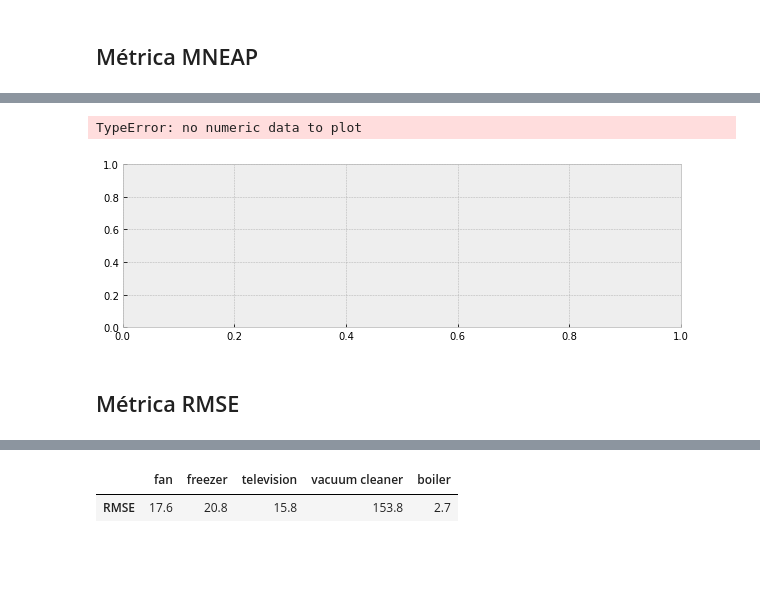
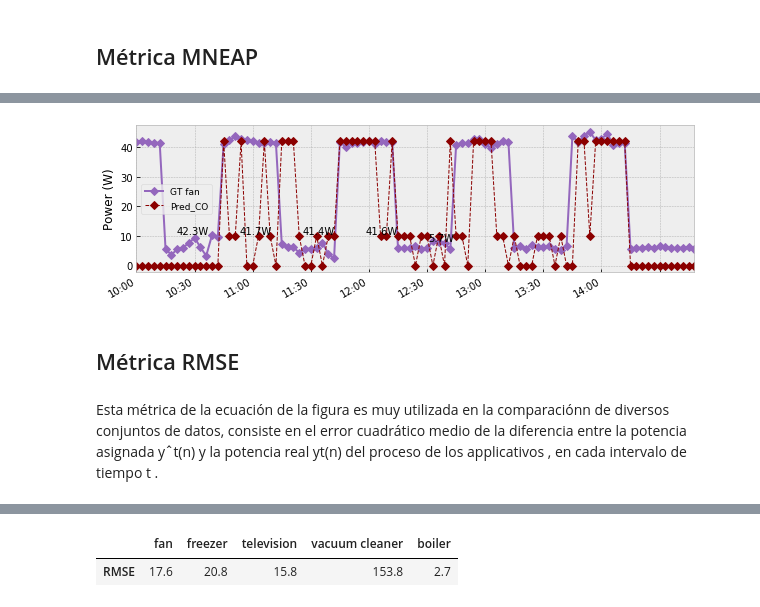
Before and after one commit to crn565/ozm_v2, a Jupyter notebook: 8.-METRICAS.ipynb, the cells around one changed output, grey strips where cells are left out. Cells and saved outputs as stored; diff of their text form; code cells hidden in the pictures; blank space fills up the shorter version.

```diff
--- a/8.-METRICAS.ipynb
+++ b/8.-METRICAS.ipynb
@@ -226,28 +242,33 @@ round(pd.DataFrame(metrics.loc['MNEAP']).transpose(),2)
 # %%
 rcParams['figure.figsize'] = (10, 3)
 fig, ax1 = plt.subplots();
-a1=[1240,1250]
+
+#umbrales de potencia
+a1=[20,1250]
+
 gt['fan'][a1[0]:a1[1]].plot(ax=ax1, lw=2, c='tab:purple', marker="D")
-
 pred_CO['fan'][a1[0]:a1[1]].plot(ax=ax1, c='darkred', lw=1, ls='--', marker="D")
 
 ax1.minorticks_off()
 ax1.set_ylabel('Power (W)')
 ax1.legend(labels=['GT fan','Pred_CO'], fontsize=9, ncol=1)
 
 err= abs(round((gt['fan'][a1[0]:a1[1]]-pred_CO['fan'][a1[0]:a1[1]])[1:6],1))
+
 aux=40
 i=0
 for e in err:
     ax1.annotate((str(err[i])+'W'), xy=(aux, 30+(abs(err[i]))*0.2), xycoords='axes points', size=10)
     aux=aux+63
     i=i+1
 
+
 ax1.set_xticklabels(labels=['10:00','10:30','11:00','11:30','12:00','12:30','13:00','13:30','14:00',''])
 plt.savefig('./data/images/5.6_MNEAP_CO_30s.svg', bbox_inches='tight', transparent=True)
 pass
 # %% [output]
-TypeError: no numeric data to plot
-[figure, old version]
+[figure, new version]
 # %% [markdown]
 ## Métrica RMSE
+# %% [markdown]
+Esta métrica de la ecuación de la figura es muy utilizada en la comparaciónn de diversos conjuntos de datos, consiste en el error cuadrático medio de la diferencia entre la potencia asignada yˆt(n) y la potencia real yt(n) del proceso de los applicativos , en cada intervalo de tiempo t .
```
Also changed, not shown: parts of 28 cells of this notebook.
